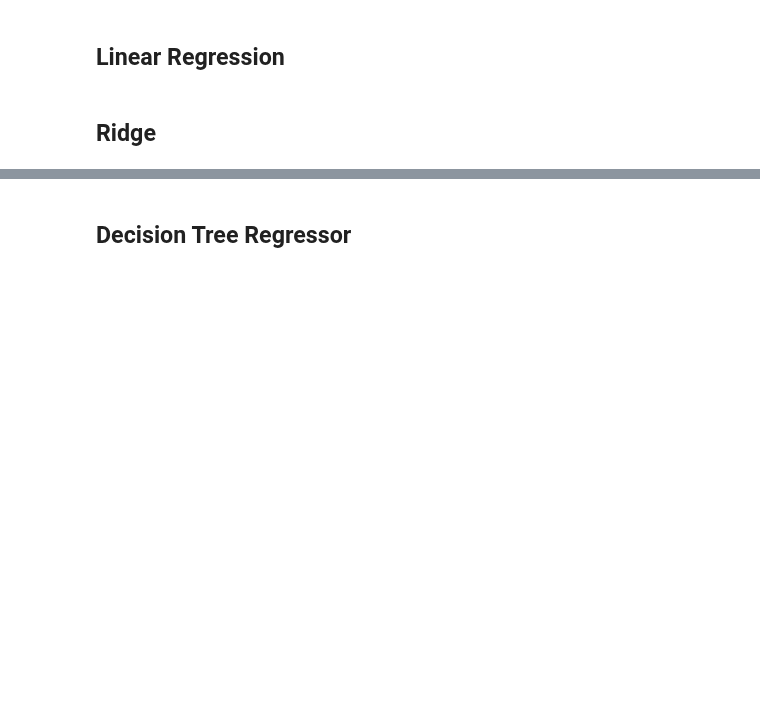
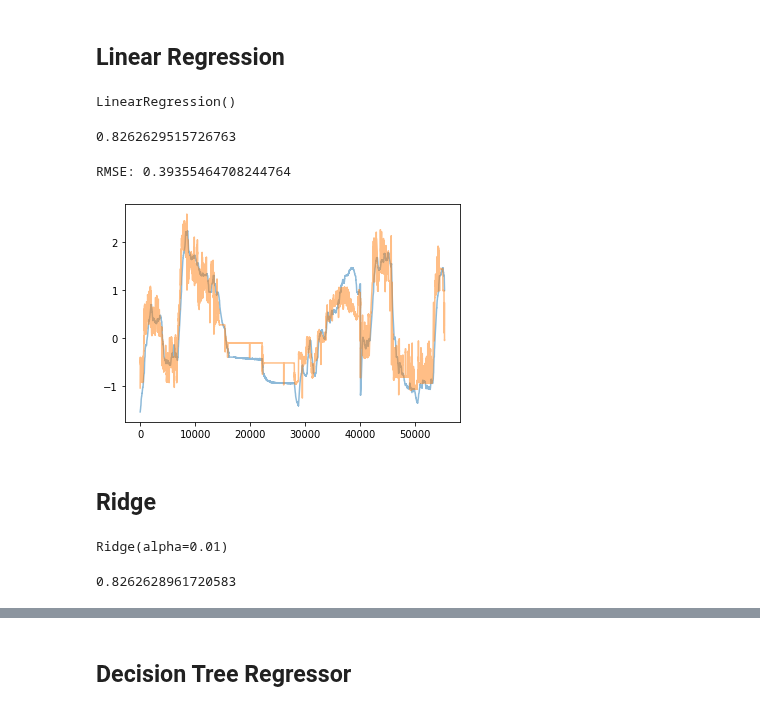
Before and after one commit to prompath/kaggle-electric-motor, a Jupyter notebook: model.ipynb, the cells around one changed output, grey strips where cells are left out. Cells and saved outputs as stored; diff of their text form; code cells hidden in the pictures; blank space fills up the shorter version.

```diff
--- a/model.ipynb
+++ b/model.ipynb
@@ -10,0 +50,3 @@
+# %%
+scaler.fit(X_train)
+X_train_scaled = scaler.transform(X_train)
@@ -12,5 +58,25 @@
 # Predictive Models
 # %% [markdown]
 ## Linear Regression
+# %%
+lr = LinearRegression()
+# %%
+lr.fit(X_train, y_train)
+# %% [output]
+LinearRegression()
+# %%
+lr.score(X_test, y_test)
+# %% [output]
+0.8262629515726763
+# %%
+y_pred_lr = lr.predict(X_test)
+# %%
+plt.plot(y_test, alpha=0.5)
+plt.plot(y_pred_lr, alpha=0.5)
+rmse_lr = mean_squared_error(y_test, y_pred_lr, squared=False)
+print(f'RMSE: {rmse_lr}')
+# %% [output]
+RMSE: 0.39355464708244764
+[figure, added]
 # %% [markdown]
 ## Ridge
@@ -16,0 +85,8 @@
+# %%
+ridge.fit(X_train_scaled, y_train)
+# %% [output]
+Ridge(alpha=0.01)
+# %%
+ridge.score(X_test_scaled, y_test)
+# %% [output]
+0.8262628961720583
```
Also changed, not shown: parts of 15 cells of this notebook, 4 other files.
